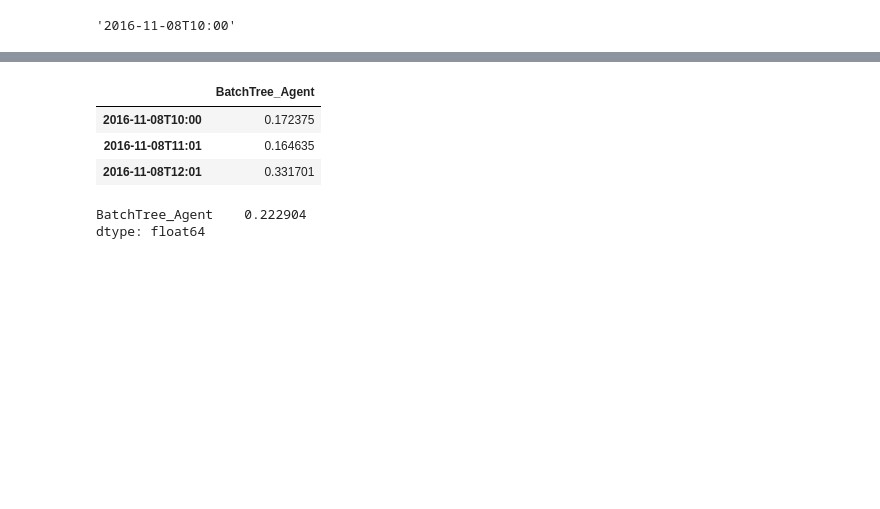
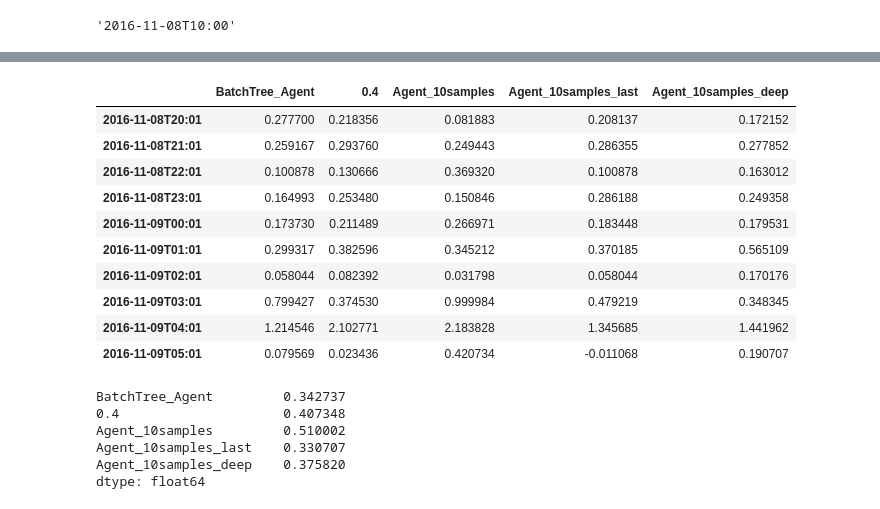
Before and after one commit to axelperschmann/orderbook_agent, a Jupyter notebook: orderbook_agent/notebooks/3_RL_forward_implementation_fittetQ_Trees.ipynb, the cells around one changed output, grey strips where cells are left out. Cells and saved outputs as stored; diff of their text form; code cells hidden in the pictures; blank space fills up the shorter version.

```diff
--- a/orderbook_agent/notebooks/3_RL_forward_implementation_fittetQ_Trees.ipynb
+++ b/orderbook_agent/notebooks/3_RL_forward_implementation_fittetQ_Trees.ipynb
@@ -61,8 +59,10 @@ random.seed(13)
 np.random.seed(13)
 # plot_episode(episodes_train[1], volume=100)
 data[0][0].timestamp
-agent = trainer(orderbooks=data[:1], V=V, T=T, actions=actions,
-                   period_length=P, epochs=20, random_start=True,
+agent = trainer(orderbooks=data[:10], V=V, T=T, actions=actions,
+                   period_length=P, epochs=50, random_start=True,
                    state_variables=['volume', 'time'])
+agent.heatmap_Q(show_traces=True, which_min='first', show_minima_count=True)
+agent.heatmap_Q(show_traces=True, which_min='last', show_minima_count=True)
 # %% [output]
 RL-Type: <class 'agents.BatchTree_Agent.RLAgent_BatchTree'>
@@ -81,0 +72,6 @@ t4, v20.0  -  action: #0=-0.4
+# %%
+for n in range(1,11):
+    print("n={}".format(n))
+    agent.fitted_Q_iteration_tree(n)
+    if n > 5:
+        agent.heatmap_Q(show_traces=False, vol_intervals=10, which_min='first', show_minima_count=True)
@@ -82,11 +94,22 @@ t4, v20.0  -  action: #0=-0.4
 # %%
-costs = agent.evaluate(testdata=data[:3])
+costs = agent.evaluate(testdata=data[10:20], evaluate_actions=[0.4], costs=costs, name='Agent_10samples_deep')
 display(costs)
 display(costs.mean())
 # %% [output]
-|  | BatchTree_Agent |
-| 2016-11-08T10:00 | 0.172375 |
-| 2016-11-08T11:01 | 0.164635 |
-| 2016-11-08T12:01 | 0.331701 |
+|  | BatchTree_Agent | 0.4 | Agent_10samples | Agent_10samples_last | Agent_10samples_deep |
+| 2016-11-08T20:01 | 0.277700 | 0.218356 | 0.081883 | 0.208137 | 0.172152 |
+| 2016-11-08T21:01 | 0.259167 | 0.293760 | 0.249443 | 0.286355 | 0.277852 |
+| 2016-11-08T22:01 | 0.100878 | 0.130666 | 0.369320 | 0.100878 | 0.163012 |
+| 2016-11-08T23:01 | 0.164993 | 0.253480 | 0.150846 | 0.286188 | 0.249358 |
+| 2016-11-09T00:01 | 0.173730 | 0.211489 | 0.266971 | 0.183448 | 0.179531 |
+| 2016-11-09T01:01 | 0.299317 | 0.382596 | 0.345212 | 0.370185 | 0.565109 |
+| 2016-11-09T02:01 | 0.058044 | 0.082392 | 0.031798 | 0.058044 | 0.170176 |
+| 2016-11-09T03:01 | 0.799427 | 0.374530 | 0.999984 | 0.479219 | 0.348345 |
+| 2016-11-09T04:01 | 1.214546 | 2.102771 | 2.183828 | 1.345685 | 1.441962 |
+| 2016-11-09T05:01 | 0.079569 | 0.023436 | 0.420734 | -0.011068 | 0.190707 |
-BatchTree_Agent    0.222904
+BatchTree_Agent         0.342737
+0.4                     0.407348
+Agent_10samples         0.510002
+Agent_10samples_last    0.330707
+Agent_10samples_deep    0.375820
 dtype: float64
```
Also changed, not shown: parts of 4 cells of this notebook, 1 other file.
